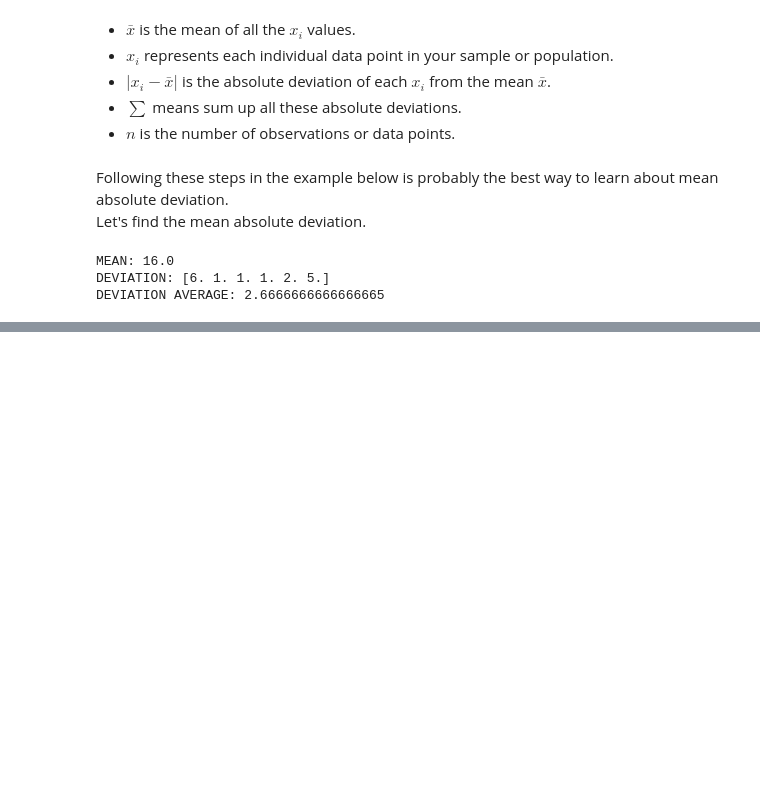
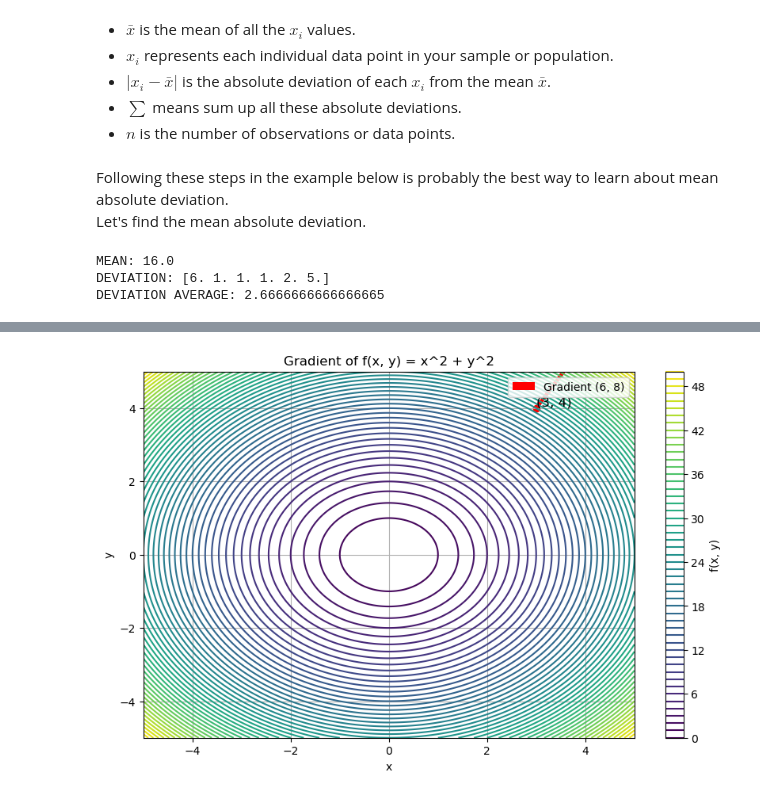
Before and after one commit to Sjahriyar/Ai-Study, a Jupyter notebook: math.ipynb, the cells around one changed output, grey strips where cells are left out. Cells and saved outputs as stored; diff of their text form; code cells hidden in the pictures; blank space fills up the shorter version.

```diff
--- a/math.ipynb
+++ b/math.ipynb
@@ -419,0 +1004,43 @@ These metrics provide different insights into model performance, and the choice
+# %%
+def f(x, y):
+  return x**2 + y**2
+
+# Define the gradient of the function
+def gradient_f(x, y):
+  df_dx = 2 * x
+  df_dy = 2 * y
+  return np.array([df_dx, df_dy])
+
+# Point at which to calculate the gradient
+point = np.array([3, 4])
+
+# Calculate the gradient at the given point
+grad = gradient_f(point[0], point[1])
+
+# Create a meshgrid for plotting the function
+x = np.linspace(-5, 5, 400)
+y = np.linspace(-5, 5, 400)
+X, Y = np.meshgrid(x, y)
+Z = f(X, Y)
+
+# Plot the function
+plt.figure(figsize=(10, 6))
+plt.contour(X, Y, Z, levels=50, cmap='viridis')
+plt.colorbar(label='f(x, y)')
+
+# Plot the gradient vector
+plt.quiver(point[0], point[1], grad[0], grad[1], color='red', scale=10, label='Gradient (6, 8)')
+
+# Highlight the point
+plt.scatter(point[0], point[1], color='red')
+plt.text(point[0], point[1], f'({point[0]}, {point[1]})', fontsize=12, verticalalignment='bottom')
+
+# Add labels and legend
+plt.title('Gradient of f(x, y) = x^2 + y^2')
+plt.xlabel('x')
+plt.ylabel('y')
+plt.legend()
+plt.grid(True)
+plt.show()
+# %% [output]
+[figure, added]
```
Also changed, not shown: parts of 37 cells of this notebook, 7 other files.
